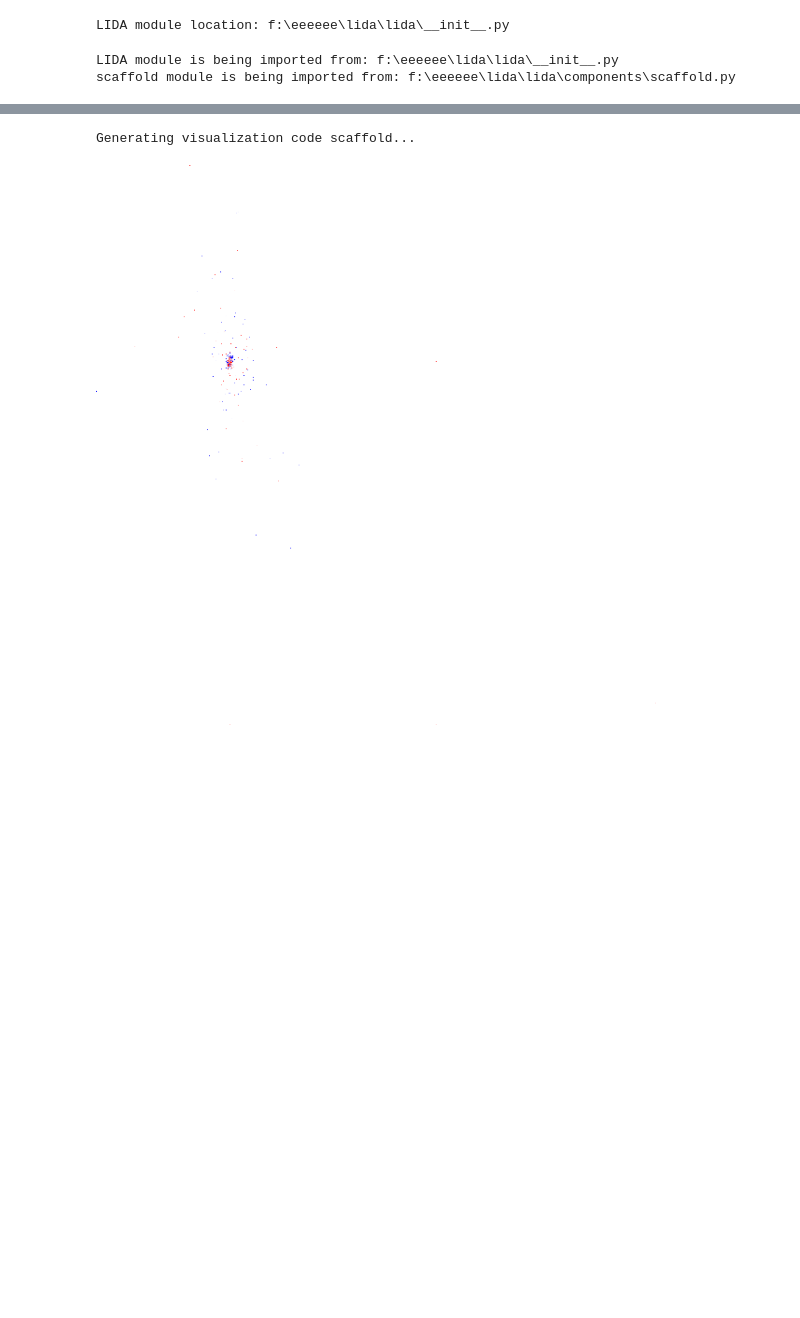
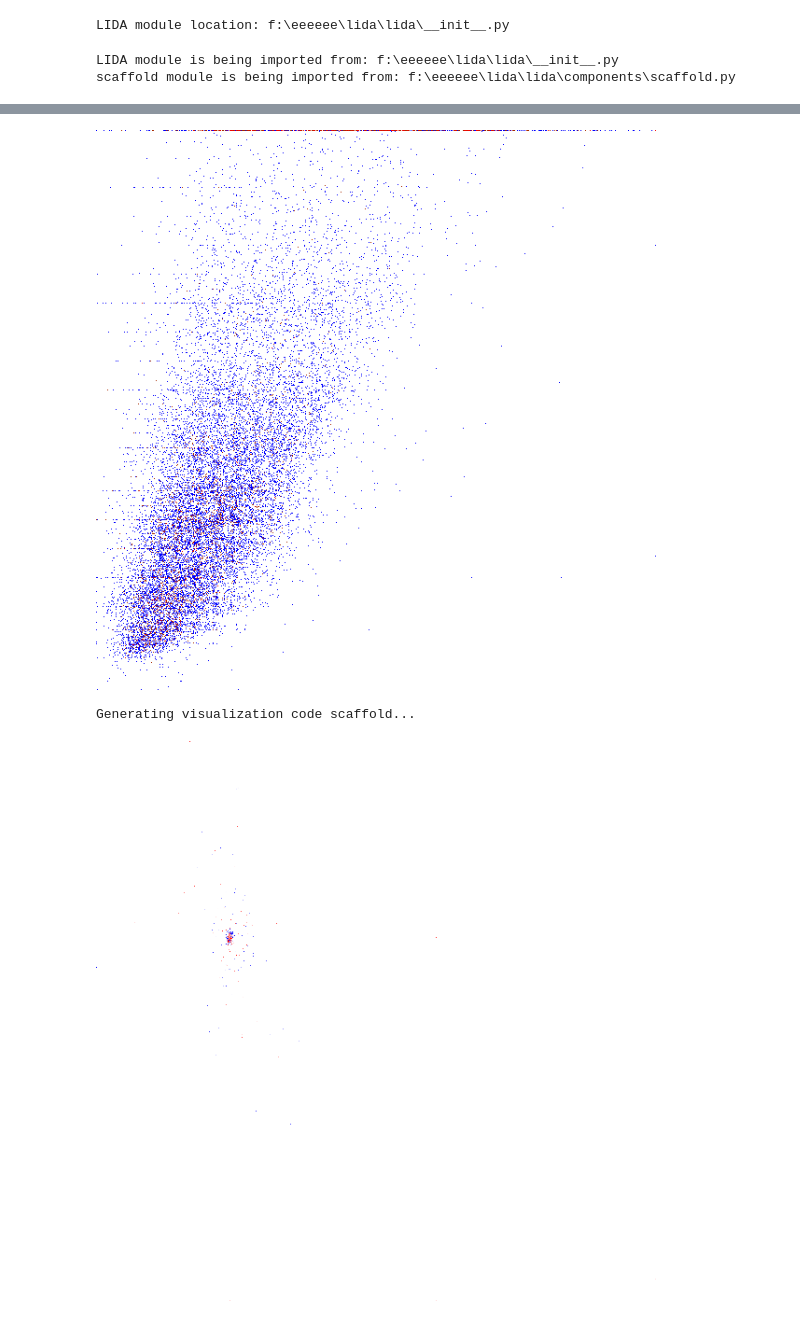
Before and after one commit to Raijin-ZD/lida, a Jupyter notebook: LidaTestingAfterDask_Datashader (1).ipynb, the cells around one changed output, grey strips where cells are left out. Saved outputs shown, nothing was run; the diff lists cells and outputs as text; code cells hidden in the pictures; blank space fills up the shorter version.

```diff
--- a/LidaTestingAfterDask_Datashader (1).ipynb
+++ b/LidaTestingAfterDask_Datashader (1).ipynb
@@ -214,11 +184,0 @@ pip install cohere
-# %%
-import os
-from langchain.llms import Cohere
-
-os.environ['COHERE_API_KEY'] = "3lEw7dPhMiInEez7n1CDJg0OumZNrqogGSeKfGaE"
-
-llm = Cohere(
-    model="command-xlarge-nightly",
-    temperature=0.5,
-    max_tokens=500
-)
@@ -284,3 +434,18 @@ Goal(question='How do payment types and extra charges impact total amounts?', vi
+# %%
+# Choose a goal to visualize
+goal_to_visualize = goals[0]  # Or any other goal from the list
+
+# Visualize using the 'datashader' library
+charts = manager.visualize(
+    summary=summary,
+    goal=goal_to_visualize,
+    textgen_config=textgen_config,
+    library='datashader',
+    return_error=True  # Include this to capture errors
+)
+charts[0]
+# %% [output]
+[figure, added]
 # %%
 # Choose a goal to visualize
 goal_to_visualize = goals[0]  # Or any other goal from the list
```
Also changed, not shown: parts of 18 cells of this notebook, 3 other files.
